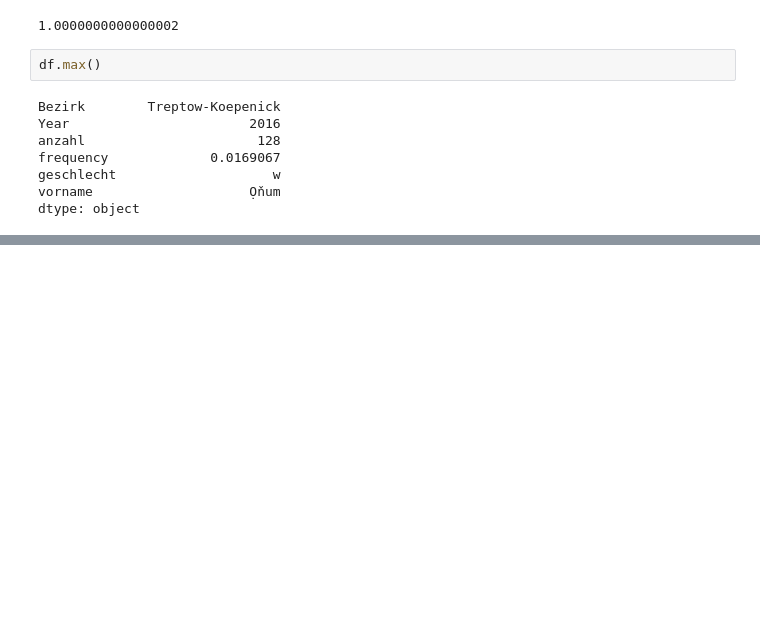
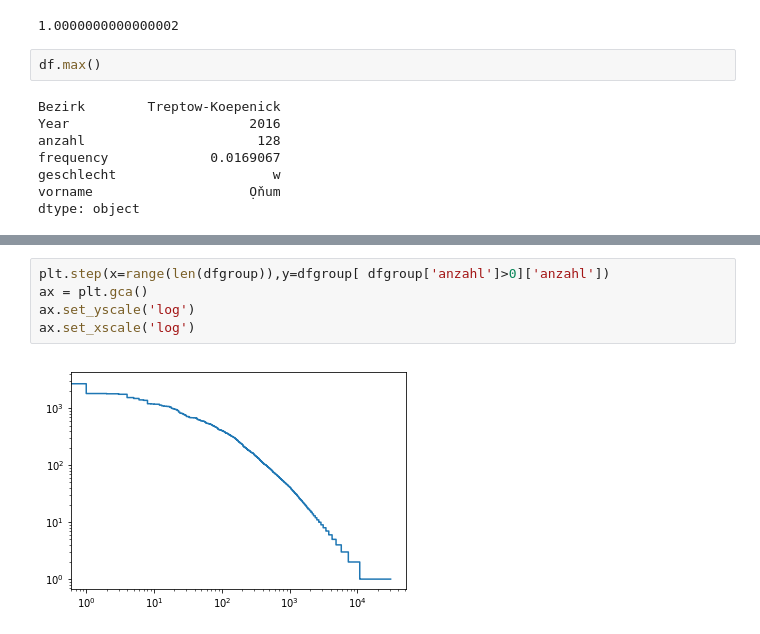
Before and after one commit to franksh/berlin-names, a Jupyter notebook: notebooks/Exploration.ipynb, the cells around one changed output, grey strips where cells are left out. Cells and saved outputs as stored; diff of their text form; blank space fills up the shorter version.

```diff
--- a/notebooks/Exploration.ipynb
+++ b/notebooks/Exploration.ipynb
@@ -80,0 +87,7 @@ KeyError: 'vorname'
+# %%
+plt.step(x=range(len(dfgroup)),y=dfgroup[ dfgroup['anzahl']>0]['anzahl'])
+ax = plt.gca()
+ax.set_yscale('log')
+ax.set_xscale('log')
+# %% [output]
+[figure, added]
```
Also changed, not shown: parts of 5 cells of this notebook.
